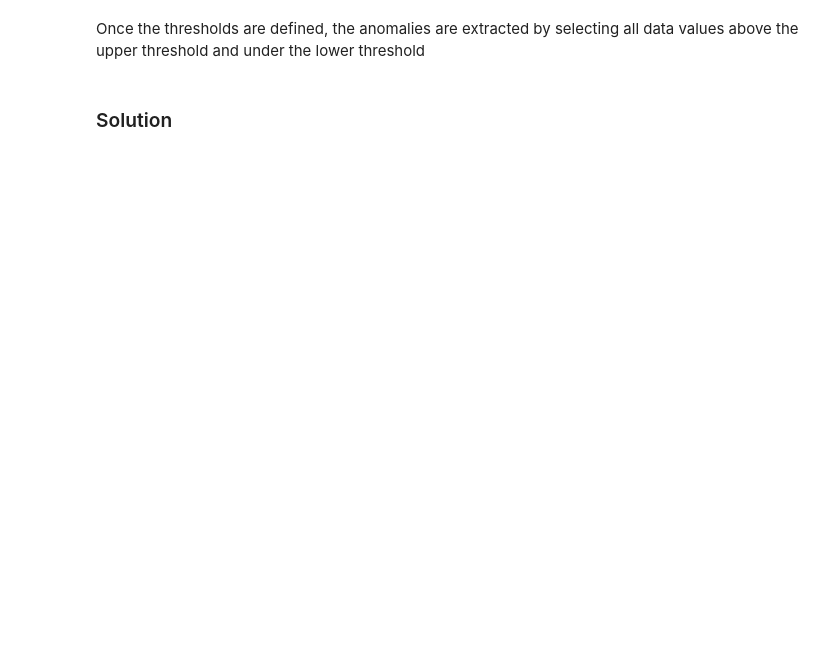
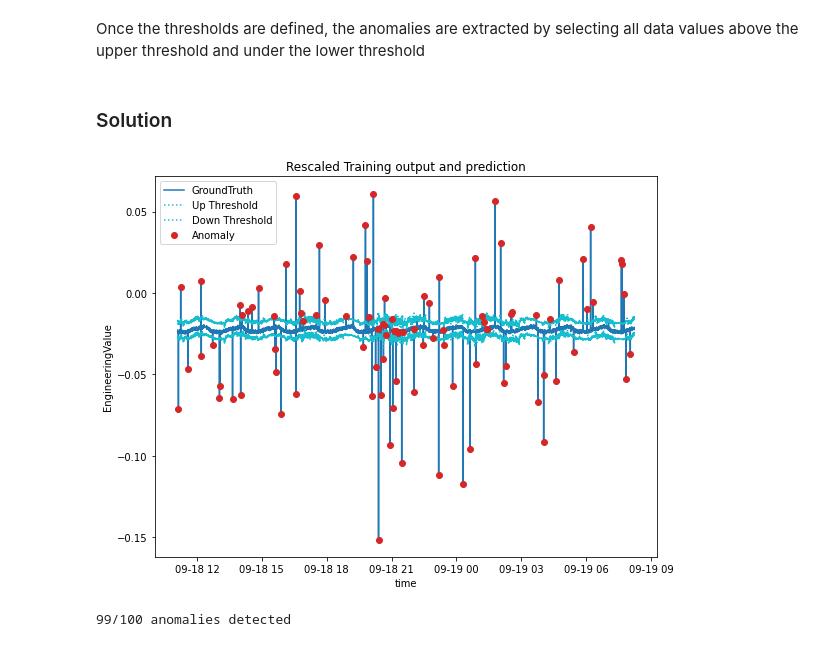
Before and after one commit to ThomasGoud/MasterClassSophia, a Jupyter notebook: MasterClassSophia.ipynb, the cells around one changed output. Saved outputs shown, nothing was run; the diff lists cells and outputs as text; code cells hidden in the pictures; blank space fills up the shorter version.

```diff
--- a/MasterClassSophia.ipynb
+++ b/MasterClassSophia.ipynb
@@ -1120,24 +945,27 @@ print('{}/{} anomalies detected'.format(anom.size,n_anomaly))
 # %%
 # Extracting the indexes where the data yt_out is outside the thresholds:
 #   Above the upper threshold
-d1 = np.where((th_up<yt_out).squeeze())
+d1 = np.where((th_up<y_test).squeeze())
 #   Under the lower threshold
-d2 =  np.where((th_down>yt_out).squeeze())
+d2 =  np.where((th_down>y_test).squeeze())
 
 # Concatenating the indexes
 anom_id = np.sort(np.hstack((d1,d2)).squeeze())
 # Fetching the anomaly values
-anom = yt_out_pd.iloc[anom_id]
+anom = y_test_pd.iloc[anom_id]
 
 plt.figure(figsize=(9, 7))
-plt.plot(yt_out_pd, label='GroundTruth')
+plt.plot(y_test_pd, label='GroundTruth')
 plt.plot(th_up_pd, label='Up Threshold',color='tab:cyan', ls=':')
 plt.plot(th_down_pd, label='Down Threshold',color='tab:cyan', ls=':')
 plt.plot(anom, label='Anomaly',color='tab:red',marker='o', ls=' ')
 plt.xlabel('time')
 plt.ylabel('EngineeringValue')
 plt.title('Rescaled Training output and prediction')
 plt.legend()
 plt.show()
 
 print('{}/{} anomalies detected'.format(anom.size,n_anomaly))
+# %% [output]
+[figure, added]
+99/100 anomalies detected
```
Also changed, not shown: parts of 62 cells of this notebook.
